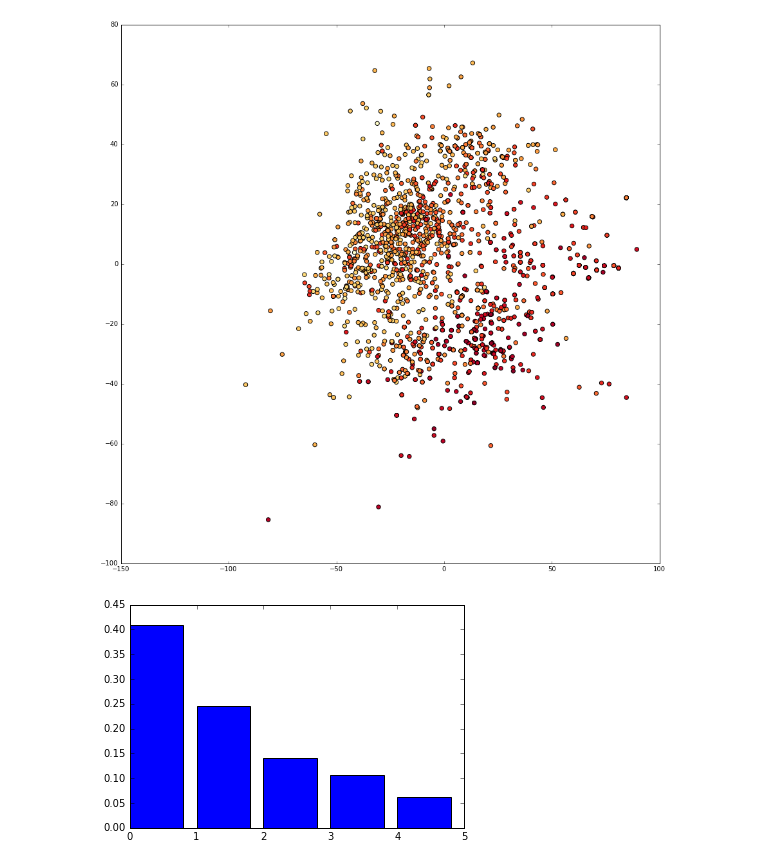
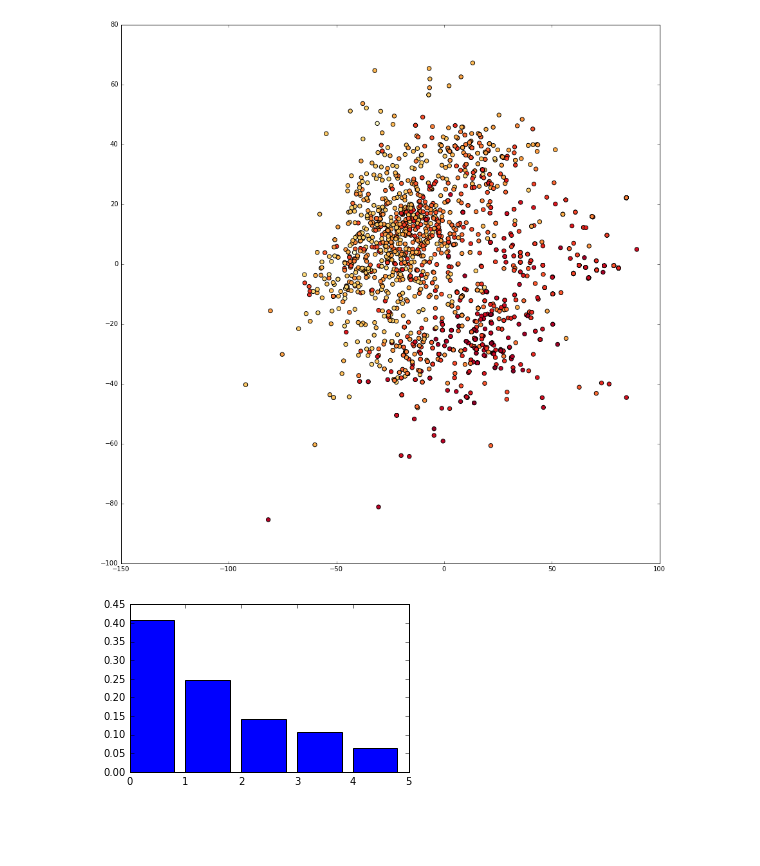
Before and after one commit to martin-sicho/MI_ADM, a Jupyter notebook: learn.ipynb, the cells around one changed output. Cells and saved outputs as stored; diff of their text form; code cells hidden in the pictures; blank space fills up the shorter version.

```diff
--- a/learn.ipynb
+++ b/learn.ipynb
@@ -134,7 +142,9 @@ plt.show()
 # %% [output]
 [figure]
 # %%
+plt.rcParams["figure.figsize"] = [5, 3]
+
 plt.bar(range(pca_result.shape[1]), eigen_values)
 plt.show()
 # %% [output]
-[figure, old version]
+[figure, new version]
```
Also changed, not shown: parts of 9 cells of this notebook.
